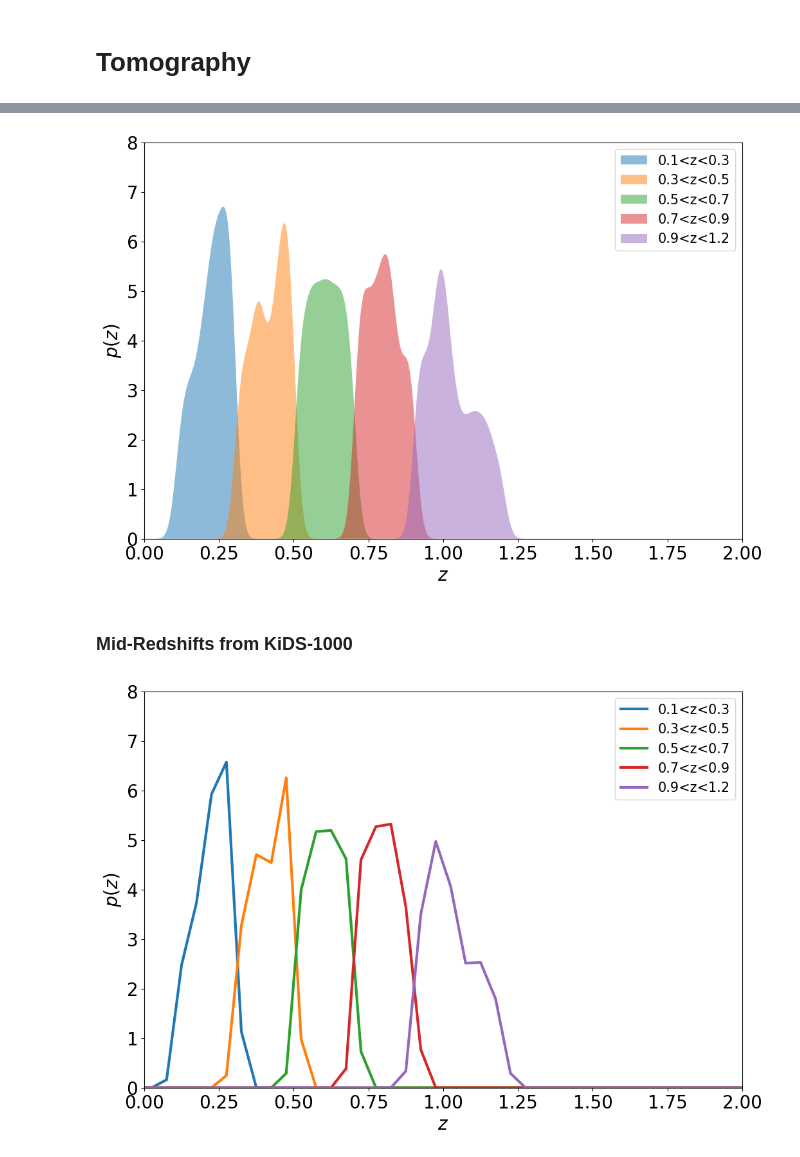
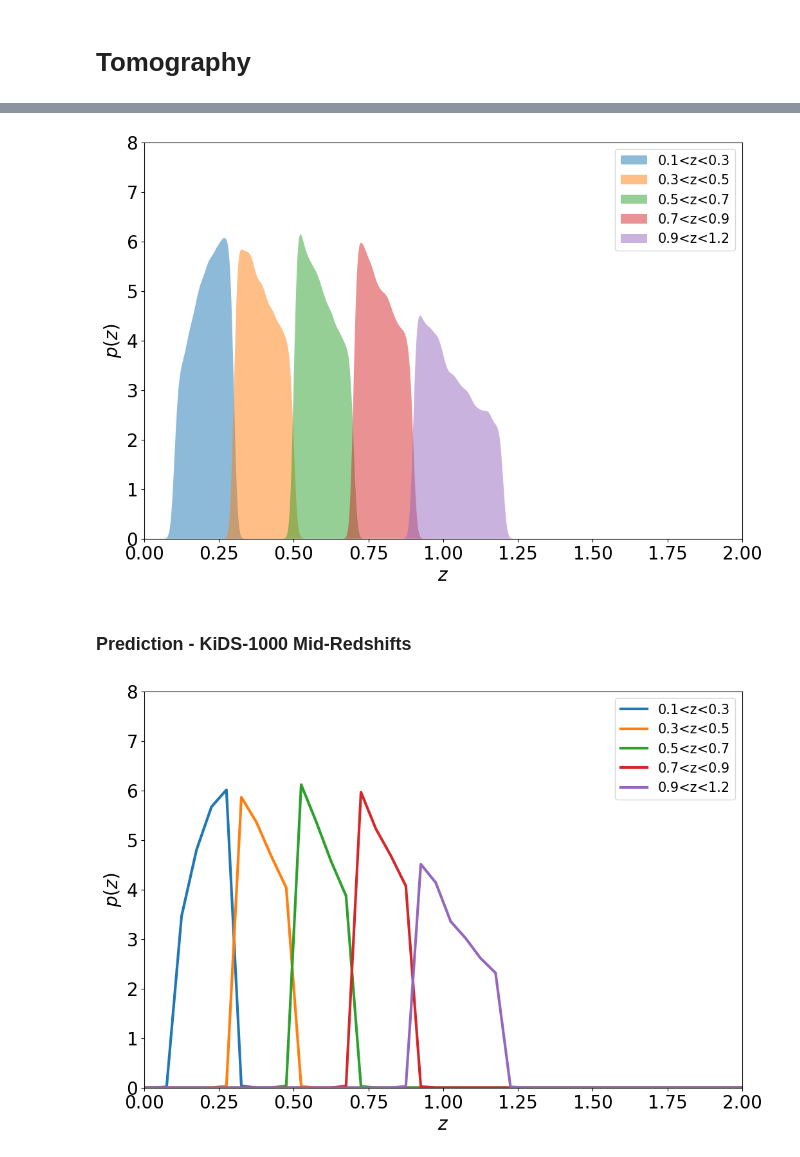
Before and after one commit to Harry45/BHM-nz, a Jupyter notebook: bhm/playground.ipynb, the cells around one changed output, grey strips where cells are left out. Saved outputs shown, nothing was run; the diff lists cells and outputs as text; code cells hidden in the pictures.

Commit message:
redshift distributions

```diff
--- a/bhm/playground.ipynb
+++ b/bhm/playground.ipynb
@@ -198,0 +172,7 @@ plt.show()
+# %%
+from src.stackz import stack_fitting, stack_predictions
+import utils.helpers as hp
+import numpy as np
+import matplotlib.pylab as plt
+from astropy.io import fits
+fontSize = 20
@@ -199,2 +188,3 @@ plt.show()
 # %%
 redshift_range = np.linspace(0, 2, 1000)
+smooth_pdf = stack_predictions(redshift_range)
@@ -237,22 +191,22 @@ Wall time: 2.86 µs
 # %%
 plt.figure(figsize = (12, 8))
-plt.fill_between(redshift_range, np.exp(logprob1), alpha=0.5, label = '0.1<z<0.3')
-plt.fill_between(redshift_range, np.exp(logprob2), alpha=0.5, label = '0.3<z<0.5')
-plt.fill_between(redshift_range, np.exp(logprob3), alpha=0.5, label = '0.5<z<0.7')
-plt.fill_between(redshift_range, np.exp(logprob4), alpha=0.5, label = '0.7<z<0.9')
-plt.fill_between(redshift_range, np.exp(logprob5), alpha=0.5, label = '0.9<z<1.2')
+plt.fill_between(redshift_range, smooth_pdf['h1'], alpha=0.5, label = '0.1<z<0.3')
+plt.fill_between(redshift_range, smooth_pdf['h2'], alpha=0.5, label = '0.3<z<0.5')
+plt.fill_between(redshift_range, smooth_pdf['h3'], alpha=0.5, label = '0.5<z<0.7')
+plt.fill_between(redshift_range, smooth_pdf['h4'], alpha=0.5, label = '0.7<z<0.9')
+plt.fill_between(redshift_range, smooth_pdf['h5'], alpha=0.5, label = '0.9<z<1.2')
 plt.ylabel(r'$p(z)$', fontsize = fontSize)
 plt.xlabel(r'$z$', fontsize = fontSize)
 plt.tick_params(axis='x', labelsize=fontSize)
 plt.tick_params(axis='y', labelsize=fontSize)
 plt.ylim(0.0, 8.0)
 plt.xlim(0.0, 2.0)
 plt.legend(loc = 'best',prop={'family':'sans-serif', 'size':15})
 plt.show()
 # %% [output]
-[figure, old version]
+[figure, new version]
 # %% [markdown]
-### Mid-Redshifts from KiDS-1000
+### Prediction - KiDS-1000 Mid-Redshifts
 # %%
 # load the fits file
 data_tables = fits.open('data/cosmology/kids_1000.fits')
@@ -277,10 +221,10 @@ h5 = h5 / np.trapz(h5, z_mid)
 # %%
 plt.figure(figsize=(12,8))
-plt.plot(z_mid, h1, lw = 3, label = '0.1<z<0.3')
-plt.plot(z_mid, h2, lw = 3, label = '0.3<z<0.5')
-plt.plot(z_mid, h3, lw = 3, label = '0.5<z<0.7')
-plt.plot(z_mid, h4, lw = 3, label = '0.7<z<0.9')
-plt.plot(z_mid, h5, lw = 3, label = '0.9<z<1.2')
+plt.plot(z_mid, kids_pdf['h1'], lw = 3, label = '0.1<z<0.3')
+plt.plot(z_mid, kids_pdf['h2'], lw = 3, label = '0.3<z<0.5')
+plt.plot(z_mid, kids_pdf['h3'], lw = 3, label = '0.5<z<0.7')
+plt.plot(z_mid, kids_pdf['h4'], lw = 3, label = '0.7<z<0.9')
+plt.plot(z_mid, kids_pdf['h5'], lw = 3, label = '0.9<z<1.2')
 plt.ylabel(r'$p(z)$', fontsize = fontSize)
 plt.xlabel(r'$z$', fontsize = fontSize)
 plt.tick_params(axis='x', labelsize=fontSize)
@@ -291,4 +235,4 @@ plt.legend(loc = 'best',prop={'family':'sans-serif', 'size':15})
 # plt.savefig('plots/distributions_som_kids_1000.pdf', bbox_inches = 'tight')
 plt.show()
 # %% [output]
-[figure, old version]
+[figure, new version]
```
Also changed, not shown: parts of 14 cells of this notebook, 5 other files.
